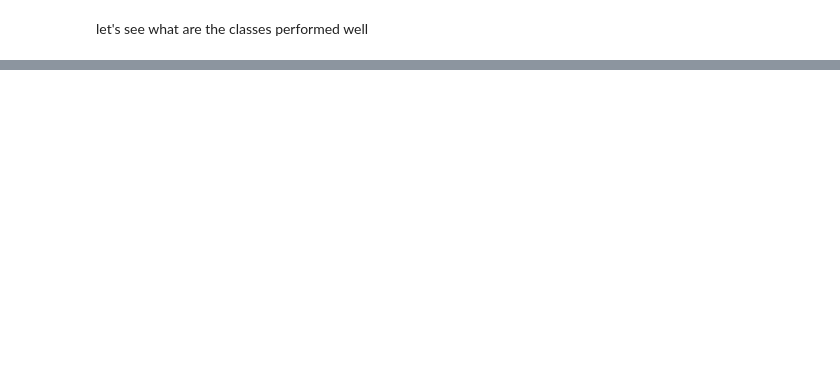
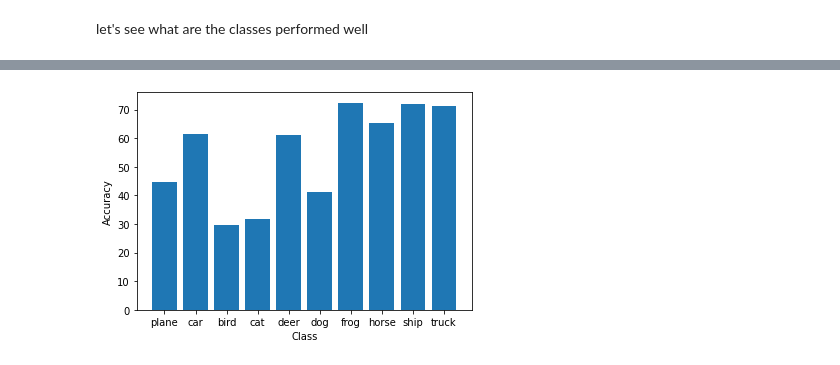
Before and after one commit to jay-thakur/CIFER-10-Exploration, a Jupyter notebook: CIFER_10_Exploration.ipynb, the cells around one changed output, grey strips where cells are left out. Cells and saved outputs as stored; diff of their text form; code cells hidden in the pictures; blank space fills up the shorter version.

```diff
--- a/CIFER_10_Exploration.ipynb
+++ b/CIFER_10_Exploration.ipynb
@@ -195,17 +455,20 @@ let's see what are the classes performed well
 # %%
 class_correct = list(0 for i in range(10))
 class_total = list(0 for i in range(10))
+class_accuracy = list(0 for i in range(10))
 
-with torch.no_grad():
-  for data in testloader:
-    images, labels = data
-    outputs = net(images)
-    _, predicted = torch.max(outputs, 1)
-    c = (predicted == labels).squeeze()
-    for i in range(4):
-      label = labels[i]
-      class_correct[label] += c[i].item()
-      class_total[label] += 1
+def accuracy_of_classes(net, dataloader):
+  with torch.no_grad():
+    for data in dataloader:
+      images, labels = data
+      outputs = net(images)
+      _, predicted = torch.max(outputs, 1)
+      c = (predicted == labels).squeeze()
+      for i in range(4):
+        label = labels[i]
+        class_correct[label] += c[i].item()
+        class_total[label] += 1
 
-for i in range(10):
-  print('Accuracy of %5s : %2d %%' %(classes[i], 100 * class_correct[i] / class_total[i]))
+  for i in range(10):
+    class_accuracy[i] = 100 * class_correct[i] / class_total[i]
+    print('Accuracy of %5s : %2d %%' %(classes[i], 100 * class_correct[i] / class_total[i]))
@@ -246,0 +489,7 @@ Lets start with exploring optimizers
+# %%
+plt.bar(classes, class_accuracy)
+plt.xlabel("Class")
+plt.ylabel("Accuracy")
+plt.show()
+# %% [output]
+[figure, added]
```
Also changed, not shown: parts of 40 cells of this notebook.
